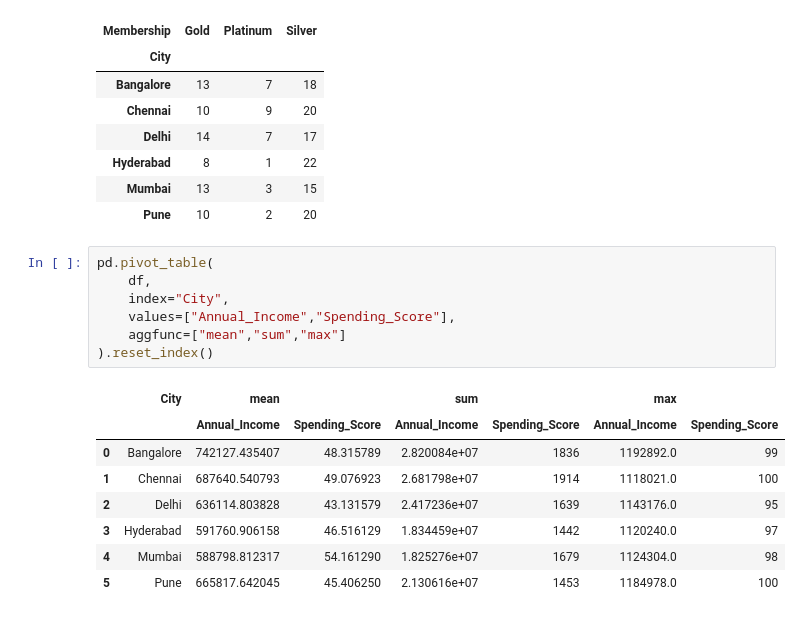
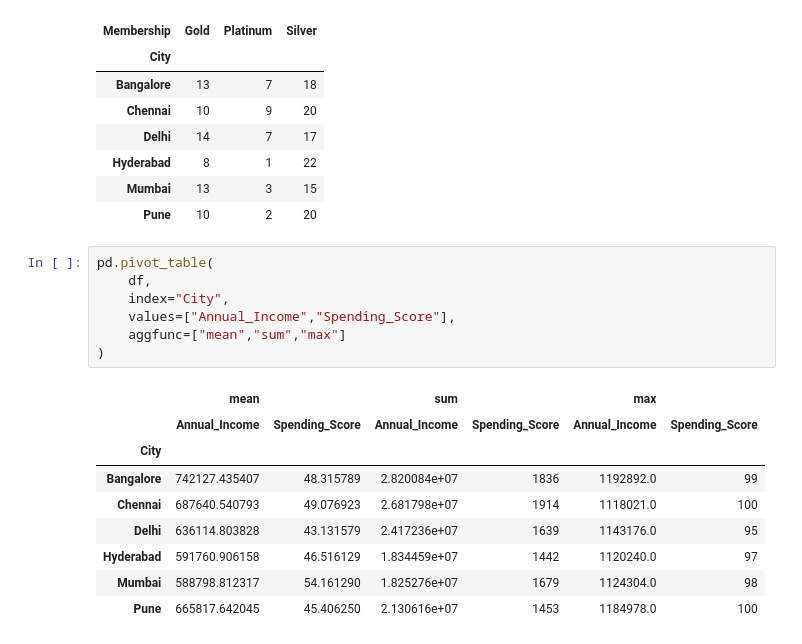
Before and after one commit to datasciencekibaatein/Machine-Learning-Batches, a Jupyter notebook: MachineLearning61/customer_churn_eda.ipynb, the cells around one changed output. Cells and saved outputs as stored; diff of their text form.

```diff
--- a/MachineLearning61/customer_churn_eda.ipynb
+++ b/MachineLearning61/customer_churn_eda.ipynb
@@ -195,16 +225,17 @@ pd.crosstab(df["City"],df["Membership"])
 # %%
 pd.pivot_table(
     df,
     index="City",
     values=["Annual_Income","Spending_Score"],
     aggfunc=["mean","sum","max"]
-).reset_index()
+)
 # %% [output]
-|  | City | mean |  | sum |  | max |  |
-|  |  | Annual_Income | Spending_Score | Annual_Income | Spending_Score | Annual_Income | Spending_Score |
-| 0 | Bangalore | 742127.435407 | 48.315789 | 2.820084e+07 | 1836 | 1192892.0 | 99 |
-| 1 | Chennai | 687640.540793 | 49.076923 | 2.681798e+07 | 1914 | 1118021.0 | 100 |
-| 2 | Delhi | 636114.803828 | 43.131579 | 2.417236e+07 | 1639 | 1143176.0 | 95 |
-| 3 | Hyderabad | 591760.906158 | 46.516129 | 1.834459e+07 | 1442 | 1120240.0 | 97 |
-| 4 | Mumbai | 588798.812317 | 54.161290 | 1.825276e+07 | 1679 | 1124304.0 | 98 |
-| 5 | Pune | 665817.642045 | 45.406250 | 2.130616e+07 | 1453 | 1184978.0 | 100 |
+|  | mean |  | sum |  | max |  |
+|  | Annual_Income | Spending_Score | Annual_Income | Spending_Score | Annual_Income | Spending_Score |
+| City |  |  |  |  |  |  |
+| Bangalore | 742127.435407 | 48.315789 | 2.820084e+07 | 1836 | 1192892.0 | 99 |
+| Chennai | 687640.540793 | 49.076923 | 2.681798e+07 | 1914 | 1118021.0 | 100 |
+| Delhi | 636114.803828 | 43.131579 | 2.417236e+07 | 1639 | 1143176.0 | 95 |
+| Hyderabad | 591760.906158 | 46.516129 | 1.834459e+07 | 1442 | 1120240.0 | 97 |
+| Mumbai | 588798.812317 | 54.161290 | 1.825276e+07 | 1679 | 1124304.0 | 98 |
+| Pune | 665817.642045 | 45.406250 | 2.130616e+07 | 1453 | 1184978.0 | 100 |
```
Also changed, not shown: parts of 7 cells of this notebook, 1 other file.
